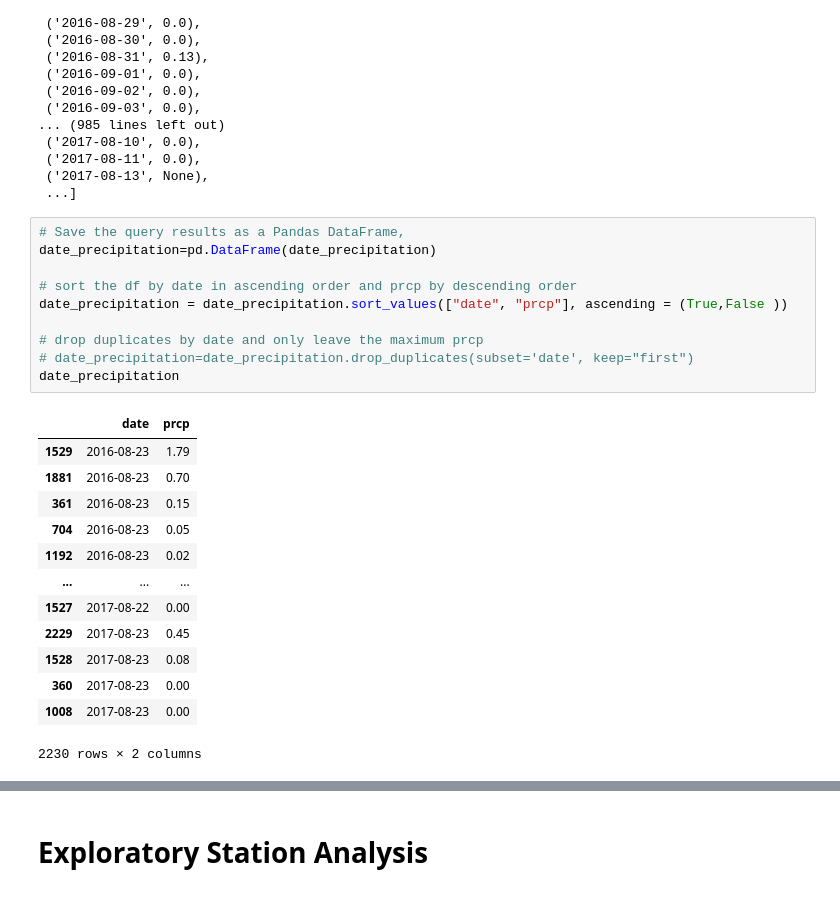
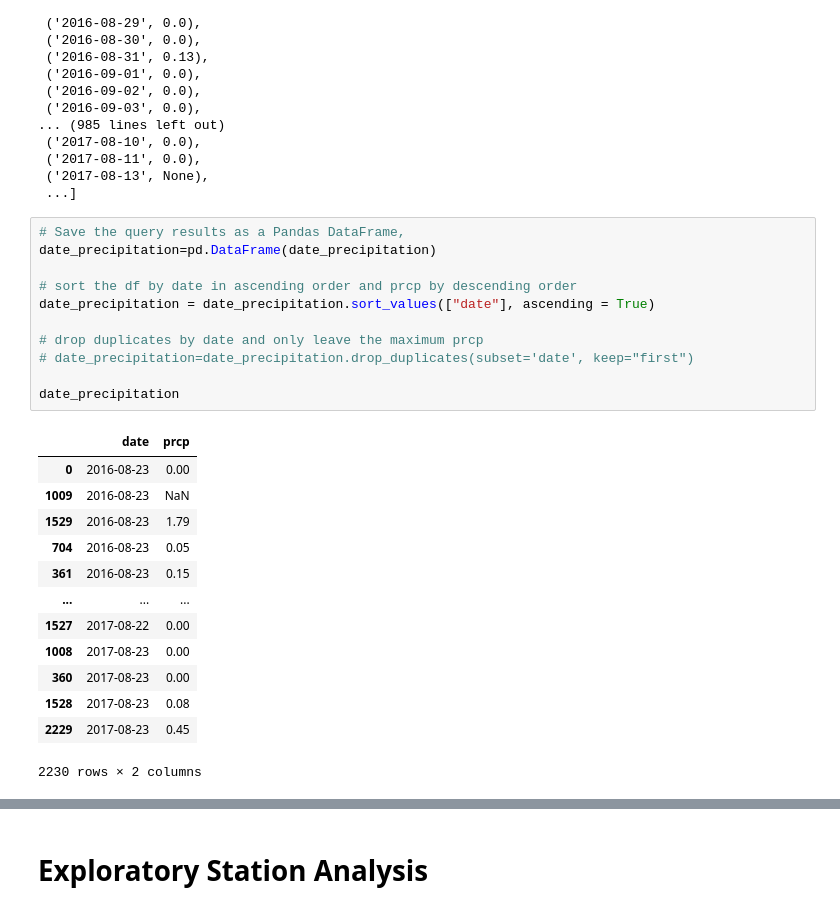
Before and after one commit to RZHANG2021/sqlalchemy-challenge, a Jupyter notebook: climate_starter.ipynb, the cells around one changed output, grey strips where cells are left out. Cells and saved outputs as stored; diff of their text form.

```diff
--- a/climate_starter.ipynb
+++ b/climate_starter.ipynb
@@ -118,25 +118,26 @@ date_precipitation
 # %%
 # Save the query results as a Pandas DataFrame,
 date_precipitation=pd.DataFrame(date_precipitation)
 
 # sort the df by date in ascending order and prcp by descending order
-date_precipitation = date_precipitation.sort_values(["date", "prcp"], ascending = (True,False ))
+date_precipitation = date_precipitation.sort_values(["date"], ascending = True)
 
 # drop duplicates by date and only leave the maximum prcp
 # date_precipitation=date_precipitation.drop_duplicates(subset='date', keep="first")
+
 date_precipitation
 # %% [output]
 |  | date | prcp |
+| 0 | 2016-08-23 | 0.00 |
+| 1009 | 2016-08-23 | NaN |
 | 1529 | 2016-08-23 | 1.79 |
-| 1881 | 2016-08-23 | 0.70 |
+| 704 | 2016-08-23 | 0.05 |
 | 361 | 2016-08-23 | 0.15 |
-| 704 | 2016-08-23 | 0.05 |
-| 1192 | 2016-08-23 | 0.02 |
 | ... | ... | ... |
 | 1527 | 2017-08-22 | 0.00 |
+| 1008 | 2017-08-23 | 0.00 |
+| 360 | 2017-08-23 | 0.00 |
+| 1528 | 2017-08-23 | 0.08 |
 | 2229 | 2017-08-23 | 0.45 |
-| 1528 | 2017-08-23 | 0.08 |
-| 360 | 2017-08-23 | 0.00 |
-| 1008 | 2017-08-23 | 0.00 |
 2230 rows × 2 columns
 # %%
```
Also changed, not shown: parts of 3 cells of this notebook, 3 other files.
